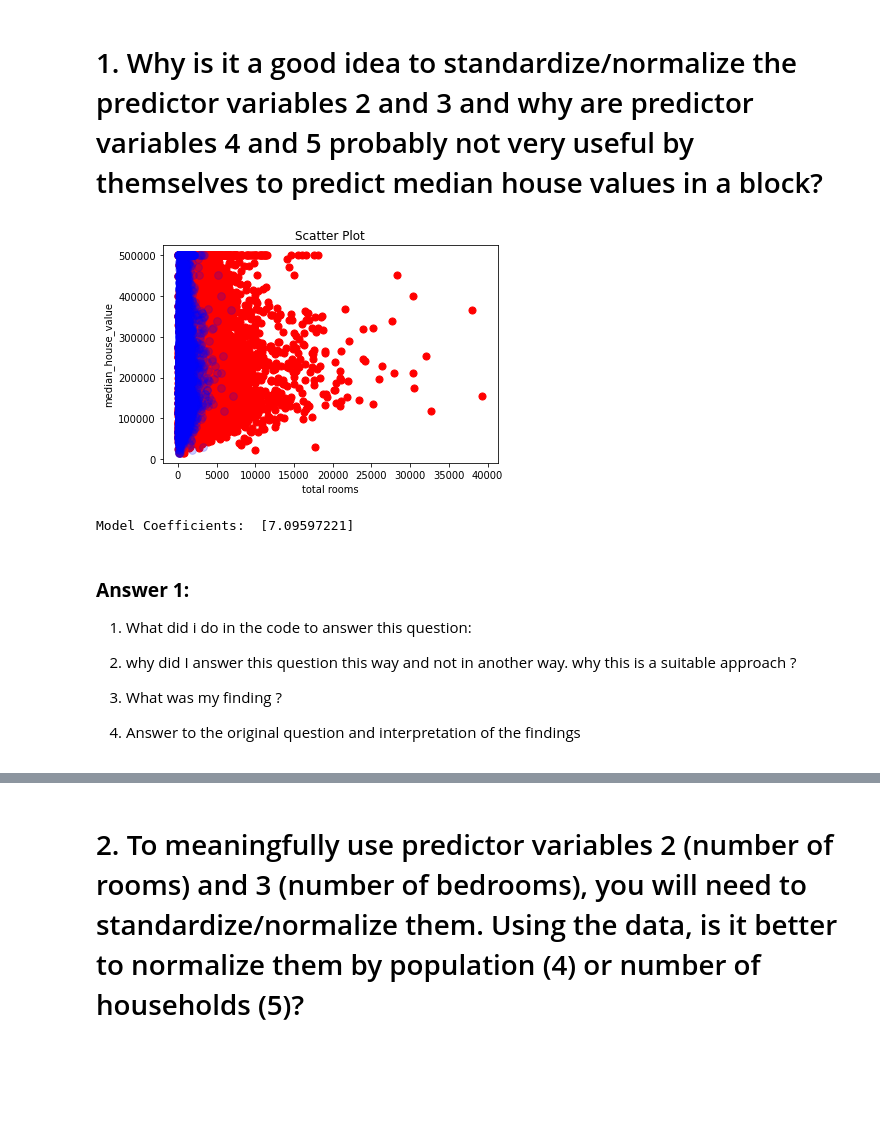
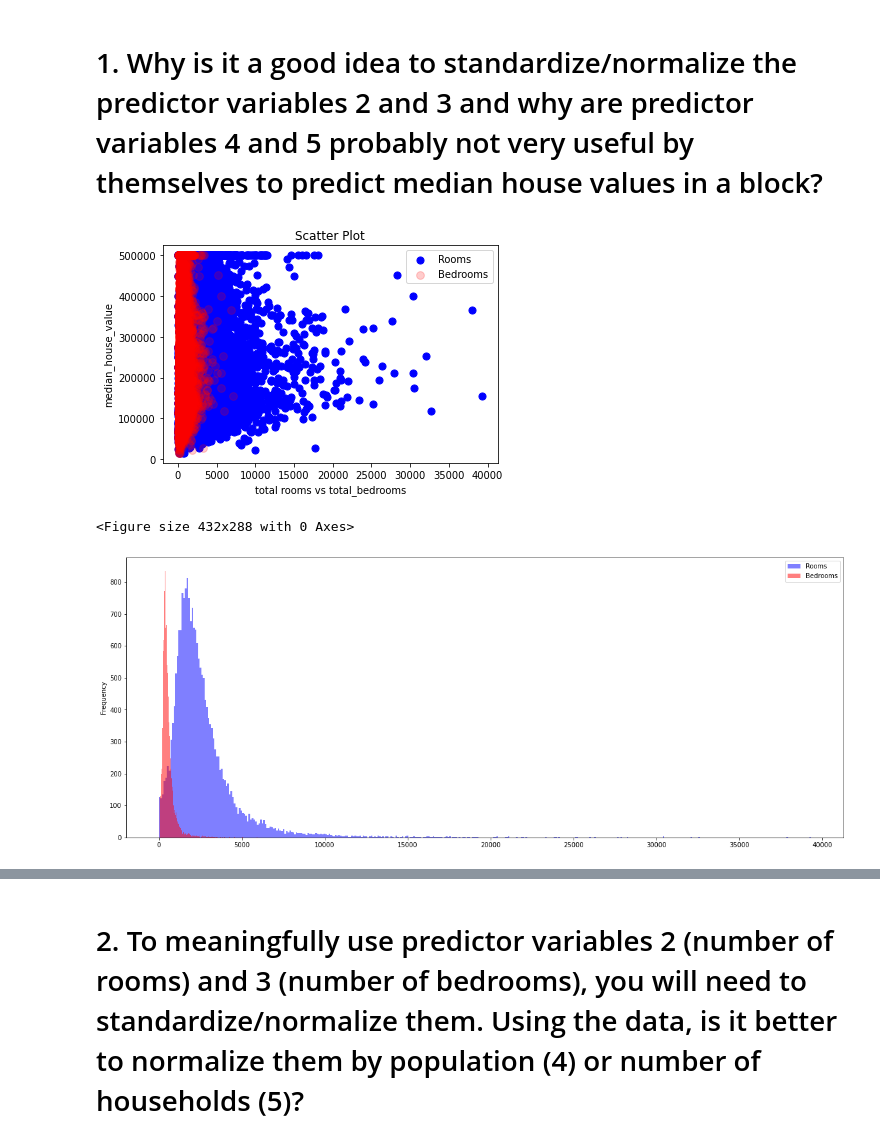
Before and after one commit to aragaomateus/fundamentalsOfML, a Jupyter notebook: HW1/Homework 1.ipynb, the cells around one changed output, grey strips where cells are left out. Drawn from its saved outputs; the diff is of its cells as text; code cells hidden in the pictures; blank space fills up the shorter version.

```diff
--- a/HW1/Homework 1.ipynb
+++ b/HW1/Homework 1.ipynb
@@ -33,54 +34,34 @@ data.head(5)
 # %%
 
 
 # Create two data series with random values
 x_rooms = data['total_rooms']
 x_bed = data['total_bedrooms']
 y = data['median_house_value']
 
 # Create a scatter plot of the data
 plt.figure()
-plt.scatter(x_rooms, y, s=50, c='red')
-plt.scatter(x_bed, y, s=60, c='blue',alpha=0.2)
+plt.scatter(x_rooms, y, s=50, c='blue', label="Rooms")
+plt.scatter(x_bed, y, s=60, c='red',alpha=0.2,label="Bedrooms")
 
 # Set the axis labels and title
-plt.xlabel('total rooms')
+plt.xlabel('total rooms vs total_bedrooms')
 plt.ylabel('median_house_value')
 plt.title('Scatter Plot')
+plt.legend()
 
 
 
 # Display the plot
 plt.show()
+
+plt.figure()
+plt.figure(figsize=(20, 8))
+data['total_rooms'].plot.hist(bins=400,color = 'blue',alpha=.5, label="Rooms")
+data['total_bedrooms'].plot.hist(bins=400,color = 'red',alpha=.5,label="Bedrooms")
+plt.legend()
+plt.show()
 # %% [output]
-[figure, old version]
+[figure, new version]
+<Figure size 432x288 with 0 Axes>
+[figure, added]
-# %%
-
-
-# Generate some sample data
-x =np.array(data['total_rooms']).reshape(-1,1)
-y = np.array(data['median_house_value'])
-
-# Create a linear regression model and fit the data
-model = LinearRegression()
-model.fit(x, y)
-
-# Predict y for a new set of x values
-# x_new = np.array([6, 7, 8]).reshape((-1, 1))
-# y_new = model.predict(x_new)
-
-# Print the model coefficients and predicted values
-print("Model Coefficients: ", model.coef_)
-# print("Predicted Values: ", y_new)
-# %% [output]
-Model Coefficients:  [7.09597221]
-# %% [markdown]
-### **Answer 1:**
-
-1) What did i do in the code to answer this question:
-
-2) why did I answer this question this way and not in another way. why this is a suitable approach ?
-
-3) What was my finding ?
-
-4) Answer to the original question and interpretation of the findings
```
Also changed, not shown: parts of 21 cells of this notebook, 7 other files.
